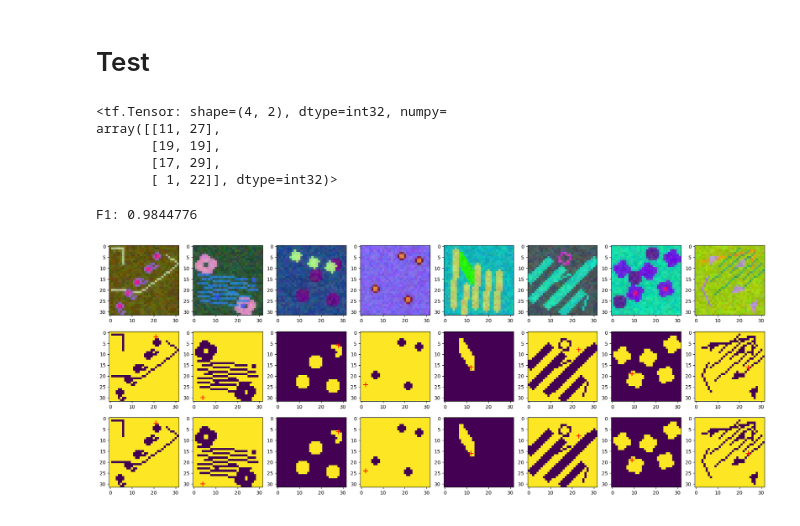
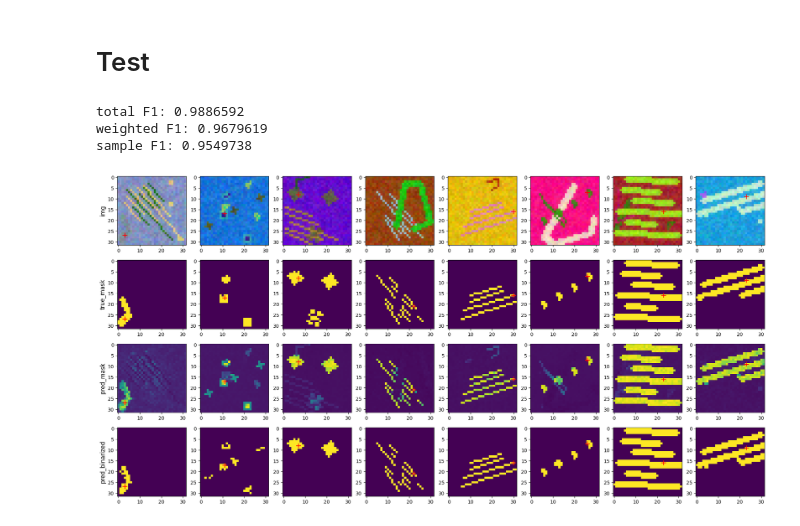
Before and after one commit to fzzyfoxx/resume, a Jupyter notebook: maps_vectorization/Fourier/pixel_similarity_model.ipynb, the cells around one changed output. Saved outputs shown, nothing was run; the diff lists cells and outputs as text; code cells hidden in the pictures.

Commit message:
pixel dot similarity adjustments - weighted f1 score fix - send evaluated metric to mlflow

```diff
--- a/maps_vectorization/Fourier/pixel_similarity_model.ipynb
+++ b/maps_vectorization/Fourier/pixel_similarity_model.ipynb
@@ -84,7 +99,7 @@ dg = DatasetGenerator(msmg,
 # %%
 ds, train_steps = dg.dataset(from_saved=True, batch_size=cfg.train_batch_size, validation=False, val_idxs=[0], shuffle_buffer_size=32)
 val_ds, val_steps = dg.dataset(from_saved=True, batch_size=cfg.val_batch_size, validation=True, val_idxs=[0])
-test_ds, _ = dg.dataset(from_saved=True, batch_size=cfg.test_batch_size, validation=True, val_idxs=[0])
+test_ds, test_steps = dg.dataset(from_saved=True, batch_size=cfg.test_batch_size, validation=True, val_idxs=[0])
 ds_iter = iter(ds)
 val_iter = iter(val_ds)
 test_iter = iter(test_ds)
@@ -233,9 +318,9 @@ None
 ## train
 # %%
 trainer.train_model(
-    epochs = 5,
-    callbacks = [LRCallback(warmup_lr=1e-5, warmup_epochs=0, decay_ratio=0.96)],
-    log = False,
+    epochs = 7,
+    callbacks = [LRCallback(warmup_lr=1e-5, warmup_epochs=0, decay_ratio=0.9)],
+    log = True,
     export_final_state = True,
     export_model = False
 )
@@ -277,0 +385,9 @@ Epoch 5/5
+# %%
+f1_metric = PixelSimilarityF1(skip_first_pattern=True, threshold=0.5)
+pb = tf.keras.utils.Progbar(test_steps, stateful_metrics=['F1', 'memory_usage'])
+
+for i in range(test_steps):
+    img, labels = next(test_iter)
+    preds = trainer.model(img, training=False)
+    f1_metric.update_state(labels, preds)
+    pb.update(i+1, values=[('F1', f1_metric.result()), ('memory_usage', tf.config.experimental.get_memory_info('GPU:0')['current']*1e-6)])
@@ -284,48 +406,54 @@ trainer.save_temp_weights('./final_state', filename='e25', use_model_name=True)
 # %%
-trainer.load_temp_weights('final_state/PxSimDot/e25', skip_mismatch=False)
+trainer.load_temp_weights('final_state/PxSimDot/e7_weighted', skip_mismatch=False)
 # %%
 trainer.load_mlflow_weights('placid-turtle-298', weights_path='./final_state/PxFeaturesUnet')
 # %%
 trainer.load_model('bold-stork-2')
 # %% [markdown]
 # Test
-# %%
-decode1Dcoords(tf.random.uniform((4,), 0, 32**2, dtype=tf.int32), width=32)
-# %% [output]
-<tf.Tensor: shape=(4, 2), dtype=int32, numpy=
-array([[11, 27],
-       [19, 19],
-       [17, 29],
-       [ 1, 22]], dtype=int32)>
 # %%
 img, labels = next(test_iter)
 s = len(img)
-labels = tf.squeeze(SqueezeImg()(labels), axis=-1)
-labels = tf.matmul(labels, labels, transpose_a=True)
+dot_labels = tf.squeeze(SqueezeImg()(labels), axis=-1)
+
+pattern_labels = tf.reduce_sum(dot_labels[:,1:] + tf.random.uniform((s, dot_labels.shape[1]-1, 1), -0.5, 0.5), axis=1)
+_, sample_points = tf.math.top_k(pattern_labels+tf.random.uniform(pattern_labels.shape, -0.1, 0.1), 1)
+sample_points = sample_points[:,0]
+
+dot_labels = tf.matmul(dot_labels, dot_labels, transpose_a=True)
 
 preds = trainer.model(img, training=False)
 #print(labels.shape, preds.shape)
-f1_metric = WeightedF12D()(labels, preds)
-print('F1:', f1_metric.numpy())
+print('total F1:', WeightedF12D()(dot_labels, preds).numpy())
 
-sample_points = tf.random.uniform((s,), 0, 32**2, dtype=tf.int32)
-sample_labels = UnSqueezeImg()(tf.gather(labels, sample_points[...,tf.newaxis], axis=1, batch_dims=1)[:,0,:,tf.newaxis])
-sample_preds = UnSqueezeImg()(tf.gather(labels, sample_points[...,tf.newaxis], axis=1, batch_dims=1)[:,0,:,tf.newaxis])
+#sample_points = tf.random.uniform((s,), 0, 32**2, dtype=tf.int32)
+sample_labels = UnSqueezeImg()(tf.gather(dot_labels, sample_points[...,tf.newaxis], axis=1, batch_dims=1)[:,0,:,tf.newaxis])
+sample_preds = UnSqueezeImg()(tf.gather(preds, sample_points[...,tf.newaxis], axis=1, batch_dims=1)[:,0,:,tf.newaxis])
+
+print('weighted F1:', PixelSimilarityF1()(labels, preds).numpy())
+print('sample F1:', WeightedF12D()(sample_labels, sample_preds).numpy())
+
+bin_sample_preds = tf.where(sample_preds>0.5, 1, 0)
 
 sample_points = decode1Dcoords(sample_points, 32)
 
 #print(sample_labels.shape, sample_preds.shape, sample_points.shape)
 
-fig, axs = plt.subplots(3, s, figsize=(s*3, 3*3))
+fig, axs = plt.subplots(4, s, figsize=(s*3, 4*3))
 
 for i in range(s):
     axs[0,i].imshow(img[i])
+    axs[1,i].imshow(sample_labels[i], vmin=0, vmax=1)
+    axs[2,i].imshow(sample_preds[i], vmin=0, vmax=1)
+    axs[3,i].imshow(bin_sample_preds[i], vmin=0, vmax=1)
 
-    axs[1,i].imshow(sample_labels[i], vmin=0, vmax=1)
-    axs[1,i].scatter(*sample_points[i], marker='+', color='red', s=100)
+    for j in range(4):
+        axs[j,i].scatter(*sample_points[i], marker='+', color='red', s=100)
 
-    axs[2,i].imshow(sample_preds[i], vmin=0, vmax=1)
-    axs[2,i].scatter(*sample_points[i], marker='+', color='red', s=100)
+    for i, title in enumerate(['img', 'true_mask', 'pred_mask', 'pred_binarized']):
+        axs[i,0].set_ylabel(title, rotation=90, fontsize=12)
 # %% [output]
-F1: 0.9844776
+total F1: 0.9886592
+weighted F1: 0.9679619
+sample F1: 0.9549738
-[figure, old version]
+[figure, new version]
```
Also changed, not shown: parts of 14 cells of this notebook, 1 other file.
